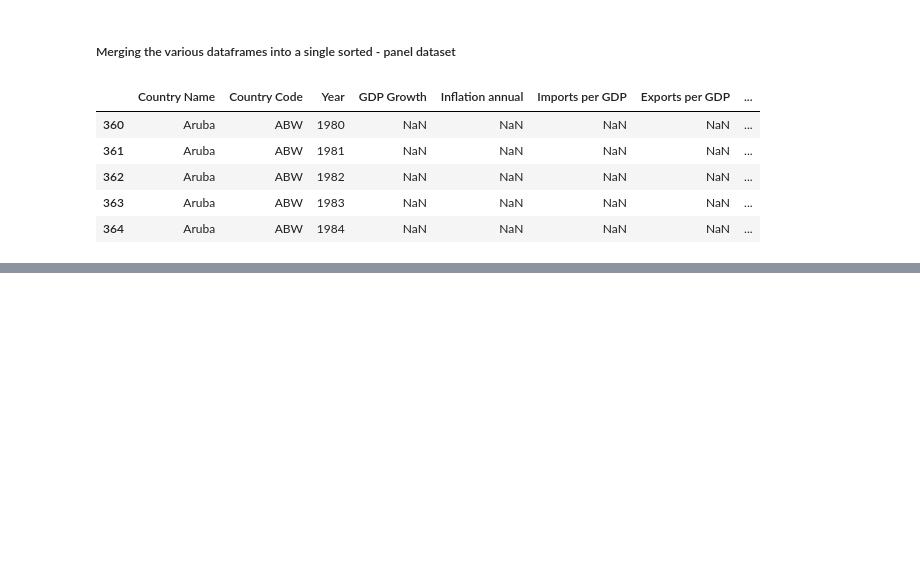
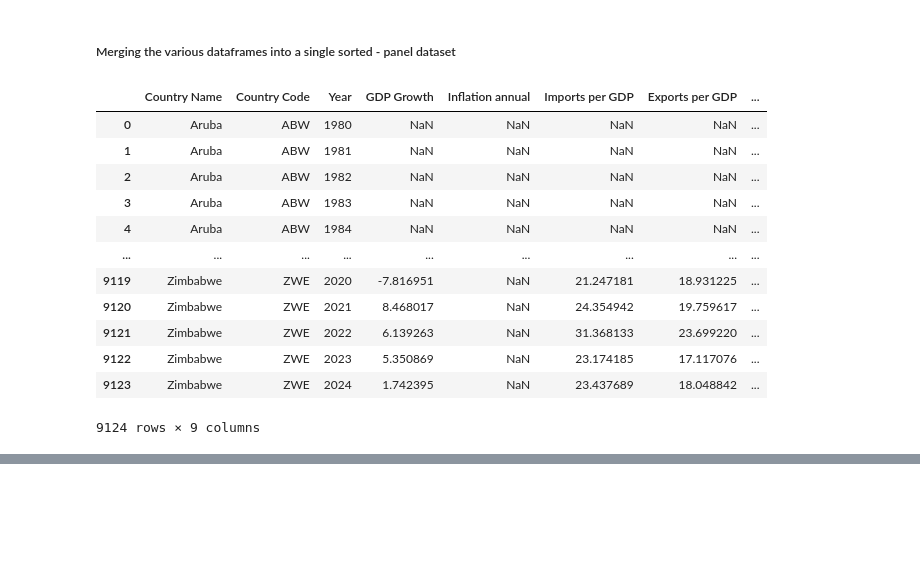
Before and after one commit to marvinminhaz/Trade_dependence_Economic_Stability_and_Democracy_Project, a Jupyter notebook: Trade_dependence_Economic_Stability_and_Democracy.ipynb, the cells around one changed output, grey strips where cells are left out. Drawn from its saved outputs; the diff is of its cells as text; code cells hidden in the pictures; blank space fills up the shorter version.

```diff
--- a/Trade_dependence_Economic_Stability_and_Democracy.ipynb
+++ b/Trade_dependence_Economic_Stability_and_Democracy.ipynb
@@ -146,6 +176,7 @@ def panel_creator(dataset1, dataset2, dataset3, dataset4, dataset5, dataset6):
     panel_df = panel_df.merge(dataset6, on = merge_point, how="outer")
     #Sorting the data
     panel_df = panel_df.sort_values(["Country Code", "Year"])
+    panel_df = panel_df.reset_index(drop = True)
     return panel_df
 ###explore reduce, lambda functions from the functools library
 # %% [markdown]
@@ -192,11 +244,18 @@ merchandise_trade_data = data_metler(merchandise_trade_data, "Merchadise Trade p
 ##### Merging the various dataframes into a single sorted - panel dataset
 # %%
 panel_dataframe = panel_creator(gdp_data, inflation_data, imports_data, exports_data, merchandise_trade_data, democracy_index_data)
-panel_dataframe.head()
+panel_dataframe
 # %% [output]
 |  | Country Name | Country Code | Year | GDP Growth | Inflation annual | Imports per GDP | Exports per GDP | ... |
-| 360 | Aruba | ABW | 1980 | NaN | NaN | NaN | NaN | ... |
-| 361 | Aruba | ABW | 1981 | NaN | NaN | NaN | NaN | ... |
-| 362 | Aruba | ABW | 1982 | NaN | NaN | NaN | NaN | ... |
-| 363 | Aruba | ABW | 1983 | NaN | NaN | NaN | NaN | ... |
-| 364 | Aruba | ABW | 1984 | NaN | NaN | NaN | NaN | ... |
+| 0 | Aruba | ABW | 1980 | NaN | NaN | NaN | NaN | ... |
+| 1 | Aruba | ABW | 1981 | NaN | NaN | NaN | NaN | ... |
+| 2 | Aruba | ABW | 1982 | NaN | NaN | NaN | NaN | ... |
+| 3 | Aruba | ABW | 1983 | NaN | NaN | NaN | NaN | ... |
+| 4 | Aruba | ABW | 1984 | NaN | NaN | NaN | NaN | ... |
+| ... | ... | ... | ... | ... | ... | ... | ... | ... |
+| 9119 | Zimbabwe | ZWE | 2020 | -7.816951 | NaN | 21.247181 | 18.931225 | ... |
+| 9120 | Zimbabwe | ZWE | 2021 | 8.468017 | NaN | 24.354942 | 19.759617 | ... |
+| 9121 | Zimbabwe | ZWE | 2022 | 6.139263 | NaN | 31.368133 | 23.699220 | ... |
+| 9122 | Zimbabwe | ZWE | 2023 | 5.350869 | NaN | 23.174185 | 17.117076 | ... |
+| 9123 | Zimbabwe | ZWE | 2024 | 1.742395 | NaN | 23.437689 | 18.048842 | ... |
+9124 rows × 9 columns
```
Also changed, not shown: parts of 12 cells of this notebook.
